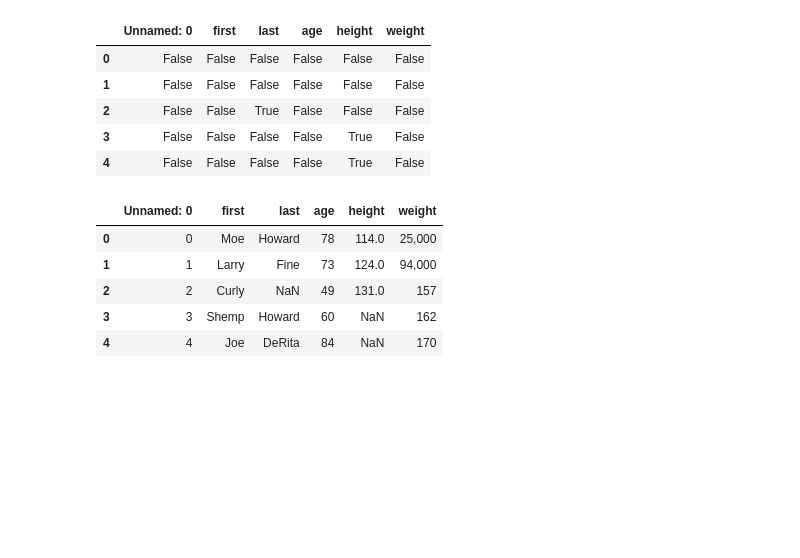
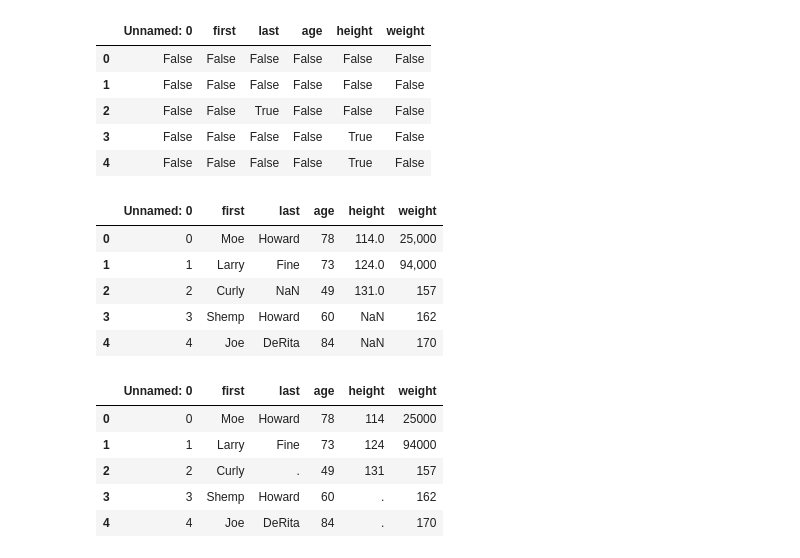
Before and after one commit to gillespilon/csv_read_write_pandas, a Jupyter notebook: csv_read_write_pandas.ipynb, the cells around one changed output. Drawn from its saved outputs; the diff is of its cells as text; code cells hidden in the pictures; blank space fills up the shorter version.

Commit message:
mod "Read a data file. Interpret strings around numbers as 'thousands' separators."

```diff
--- a/csv_read_write_pandas.ipynb
+++ b/csv_read_write_pandas.ipynb
@@ -204,3 +204,14 @@ df
 | 2 | 2 | Curly | NaN | 49 | 131.0 | 157 |
 | 3 | 3 | Shemp | Howard | 60 | NaN | 162 |
 | 4 | 4 | Joe | DeRita | 84 | NaN | 170 |
+# %%
+# Read a data file. Interpret strings around numbers as 'thousands' separators.
+df = pd.read_csv('data.csv', thousands=',')
+df
+# %% [output]
+|  | Unnamed: 0 | first | last | age | height | weight |
+| 0 | 0 | Moe | Howard | 78 | 114 | 25000 |
+| 1 | 1 | Larry | Fine | 73 | 124 | 94000 |
+| 2 | 2 | Curly | . | 49 | 131 | 157 |
+| 3 | 3 | Shemp | Howard | 60 | . | 162 |
+| 4 | 4 | Joe | DeRita | 84 | . | 170 |
```
Also changed, not shown: parts of 1 cell of this notebook.
